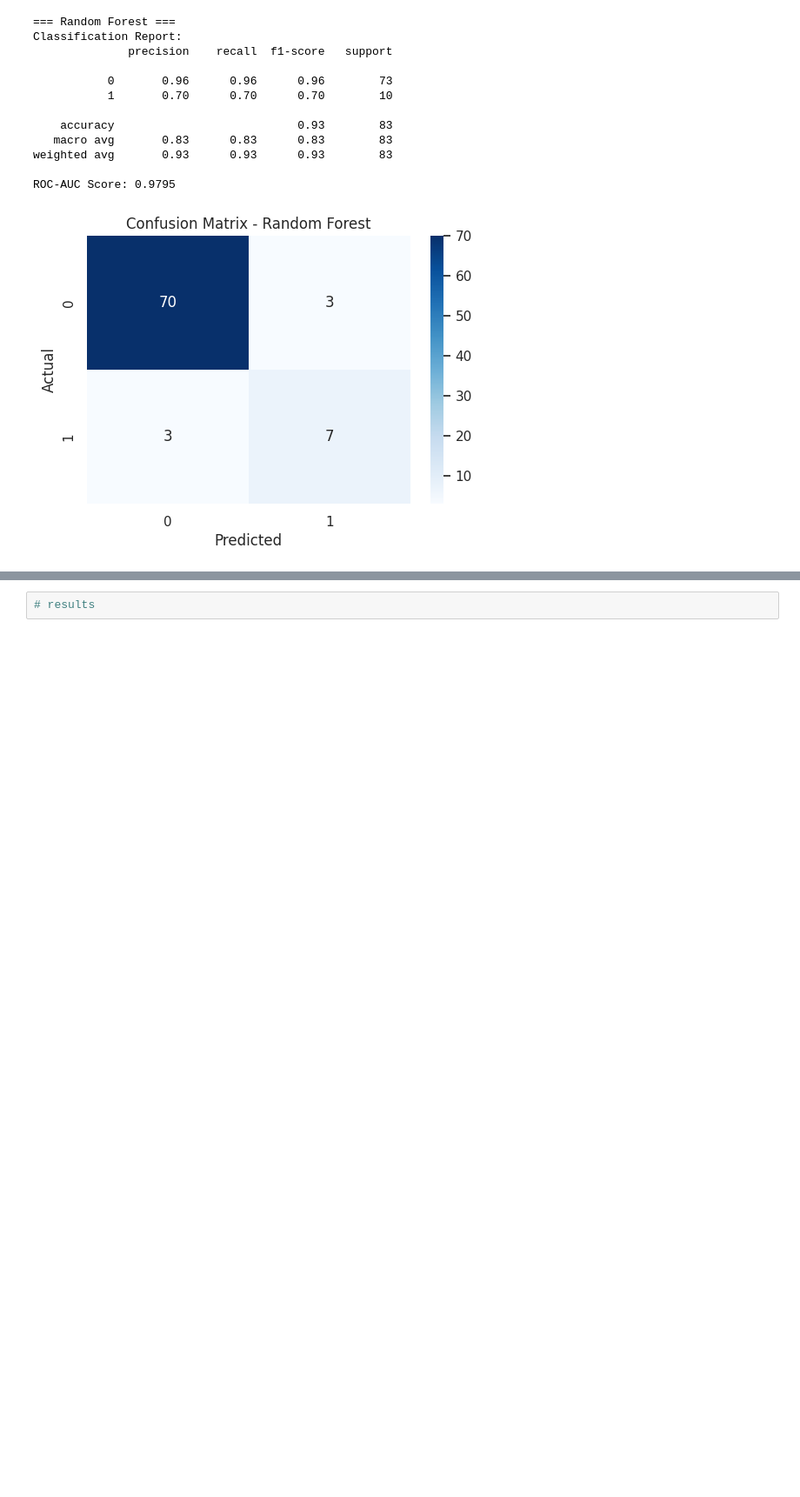
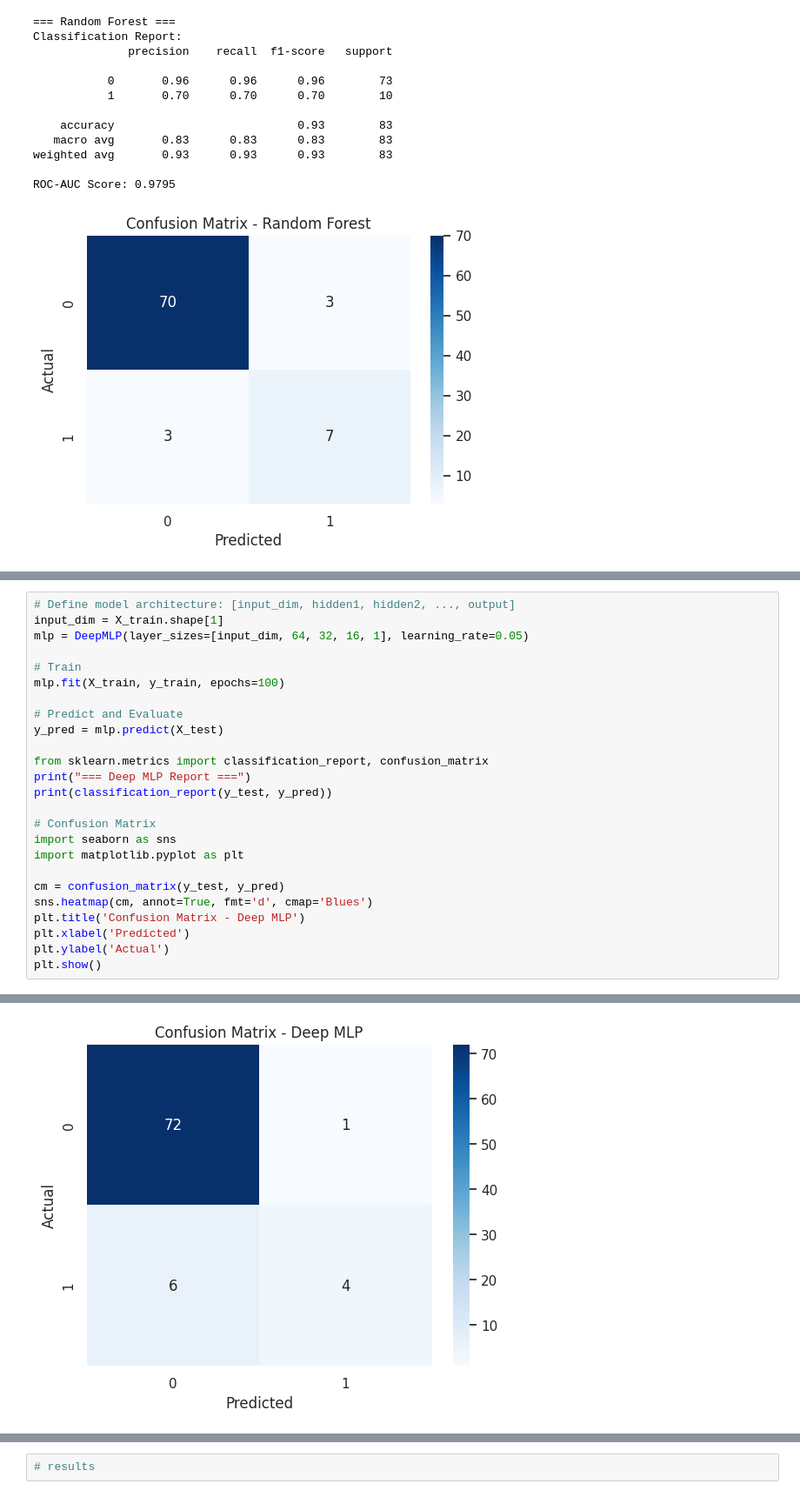
Before and after one commit to oitik/LabOfOitik, a Jupyter notebook: notebookade41e4794.ipynb, the cells around one changed output, grey strips where cells are left out. Shown at 87% size. Saved outputs shown, nothing was run; the diff lists cells and outputs as text; blank space fills up the shorter version.

Commit message:
Kaggle Notebook | backorder_prediction | Version 2

```diff
--- a/notebookade41e4794.ipynb
+++ b/notebookade41e4794.ipynb
@@ -577,0 +673,26 @@ ROC-AUC Score: 0.9795
+# %%
+# Define model architecture: [input_dim, hidden1, hidden2, ..., output]
+input_dim = X_train.shape[1]
+mlp = DeepMLP(layer_sizes=[input_dim, 64, 32, 16, 1], learning_rate=0.05)
+
+# Train
+mlp.fit(X_train, y_train, epochs=100)
+
+# Predict and Evaluate
+y_pred = mlp.predict(X_test)
+
+from sklearn.metrics import classification_report, confusion_matrix
+print("=== Deep MLP Report ===")
+print(classification_report(y_test, y_pred))
+
+# Confusion Matrix
+import seaborn as sns
+import matplotlib.pyplot as plt
+
+cm = confusion_matrix(y_test, y_pred)
+sns.heatmap(cm, annot=True, fmt='d', cmap='Blues')
+plt.title('Confusion Matrix - Deep MLP')
+plt.xlabel('Predicted')
+plt.ylabel('Actual')
+plt.show()
+# %% [output]
@@ -577,0 +719 @@ ROC-AUC Score: 0.9795
+[figure, added]
```
Also changed, not shown: parts of 21 cells of this notebook.
